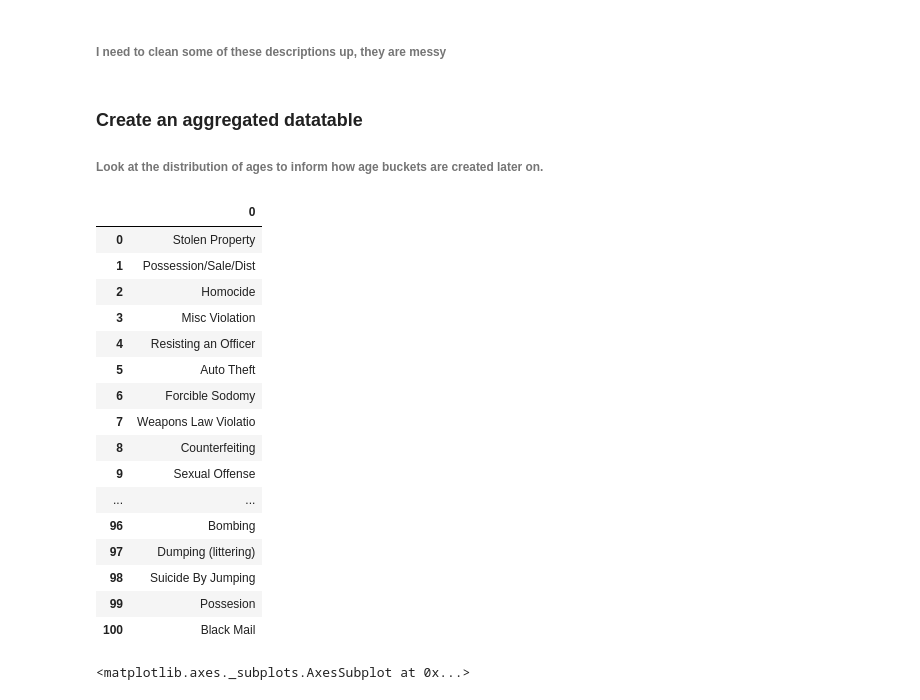
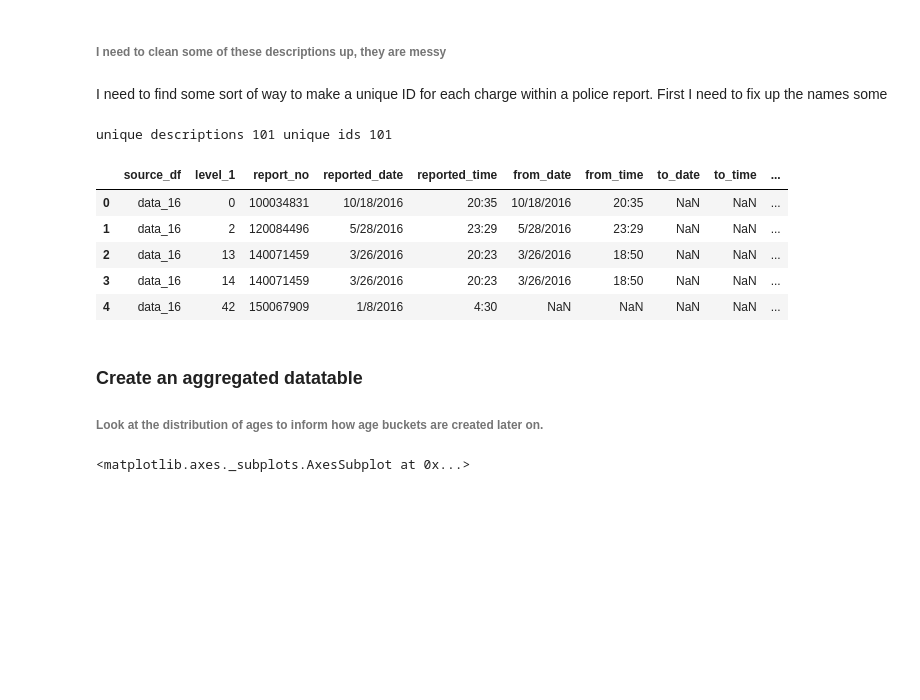
Before and after one commit to callawayh/KC-Crime-Project, a Jupyter notebook: 1.0-data-cleaning-and-feature-engineering.ipynb, the cells around one changed output. Saved outputs shown, nothing was run; the diff lists cells and outputs as text; code cells hidden in the pictures; blank space fills up the shorter version.

```diff
--- a/1.0-data-cleaning-and-feature-engineering.ipynb
+++ b/1.0-data-cleaning-and-feature-engineering.ipynb
@@ -116,0 +115,29 @@ df.to_csv('crime_data_16_18_raw.csv')
+# %% [markdown]
+I need to find some sort of way to make a unique ID for each charge within a police report. First I need to fix up the names some
+# %%
+descriptions_ids = pd.DataFrame(df.description.unique(), columns=['description'])
+
+while True:
+    descriptions_ids['charge_id'] = [np.random.randint(1,999) for x in descriptions_ids.description]
+    if descriptions_ids.charge_id.nunique() == len(descriptions_ids.description):
+        break
+
+print('unique descriptions',descriptions_ids.description.nunique(),'unique ids',descriptions_ids.charge_id.nunique())
+
+# join to df
+df = pd.merge(df,descriptions_ids, on = 'description')
+df.charge_id,df.report_no = descriptions_ids.charge_id.astype(str),df.report_no.astype(str)
+
+# create the unique identifier
+df['crime_id'] = df.report_no + df.charge_id
+# %% [output]
+unique descriptions 101 unique ids 101
+# %%
+df.head()
+# %% [output]
+|  | source_df | level_1 | report_no | reported_date | reported_time | from_date | from_time | to_date | to_time | ... |
+| 0 | data_16 | 0 | 100034831 | 10/18/2016 | 20:35 | 10/18/2016 | 20:35 | NaN | NaN | ... |
+| 1 | data_16 | 2 | 120084496 | 5/28/2016 | 23:29 | 5/28/2016 | 23:29 | NaN | NaN | ... |
+| 2 | data_16 | 13 | 140071459 | 3/26/2016 | 20:23 | 3/26/2016 | 18:50 | NaN | NaN | ... |
+| 3 | data_16 | 14 | 140071459 | 3/26/2016 | 20:23 | 3/26/2016 | 18:50 | NaN | NaN | ... |
+| 4 | data_16 | 42 | 150067909 | 1/8/2016 | 4:30 | NaN | NaN | NaN | NaN | ... |
@@ -118,26 +147,6 @@ df.to_csv('crime_data_16_18_raw.csv')
 ### Create an aggregated datatable
 
 ###### Look at the distribution of ages to inform how age buckets are created later on.
-# %%
-pd.DataFrame(df.description.unique())
-# %% [output]
-|  | 0 |
-| 0 | Stolen Property |
-| 1 | Possession/Sale/Dist |
-| 2 | Homocide |
-| 3 | Misc Violation |
-| 4 | Resisting an Officer |
-| 5 | Auto Theft |
-| 6 | Forcible Sodomy |
-| 7 | Weapons Law Violatio |
-| 8 | Counterfeiting |
-| 9 | Sexual Offense |
-| ... | ... |
-| 96 | Bombing |
-| 97 | Dumping (littering) |
-| 98 | Suicide By Jumping |
-| 99 | Possesion |
-| 100 | Black Mail |
 # %%
 violent_crimes = ['Homocide','Non Aggravated Assault','Aggravated Assault','Non Aggravated Assault - Domestic',
                  ' Aggravated Assault - Domestic','Armed Robbery','Strong Arm Robbery']
```
Also changed, not shown: parts of 7 cells of this notebook, 2 other files.
